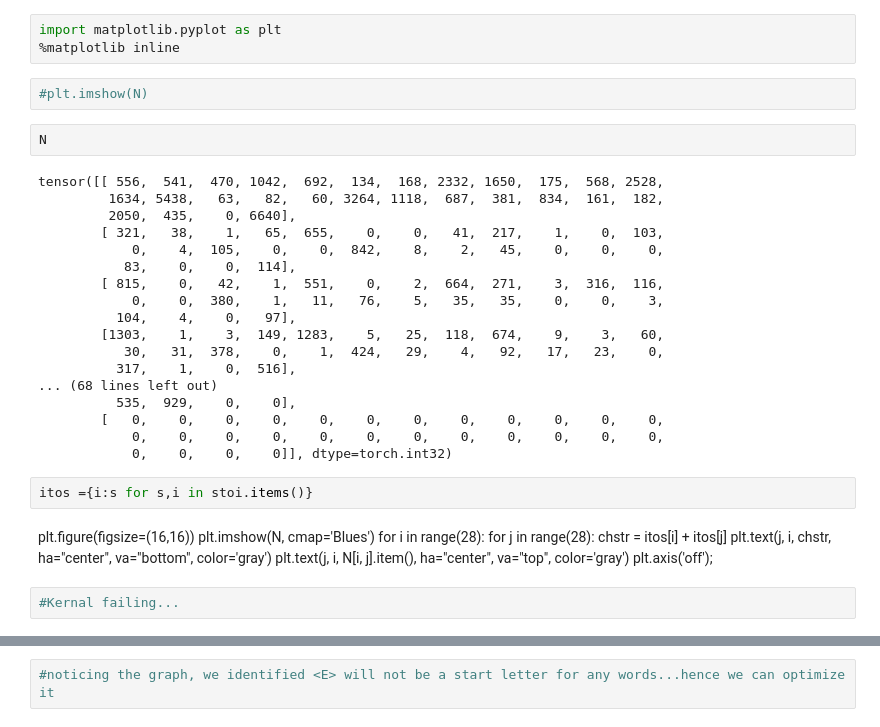
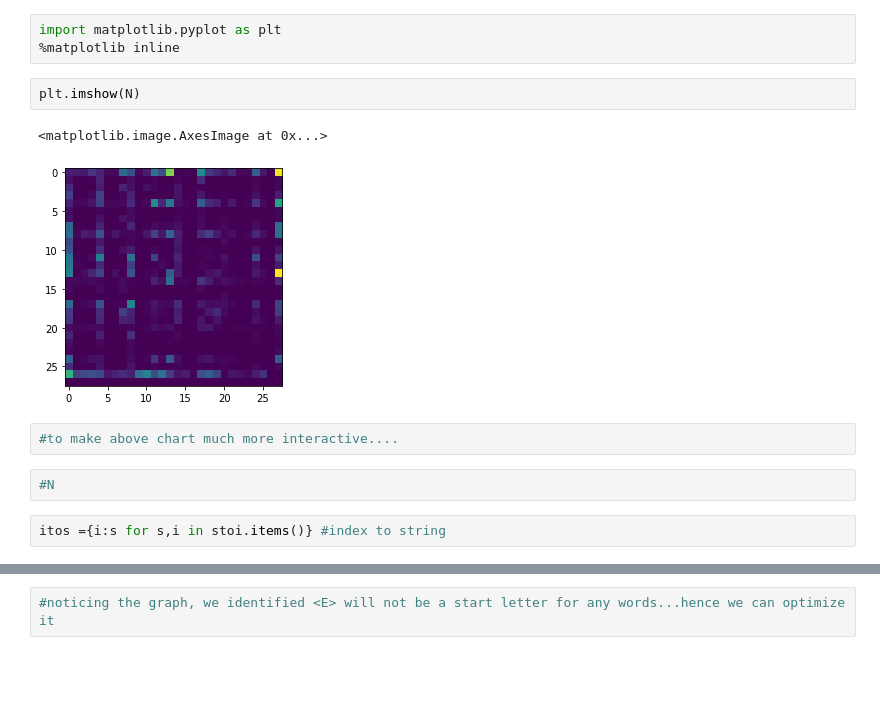
Before and after one commit to balajivenky06/DeepLearningNotebooks, a Jupyter notebook: MakeMore.ipynb, the cells around one changed output, grey strips where cells are left out. Saved outputs shown, nothing was run; the diff lists cells and outputs as text; blank space fills up the shorter version.

```diff
--- a/MakeMore.ipynb
+++ b/MakeMore.ipynb
@@ -302,38 +316,14 @@ tensor([[ 556,  541,  470, 1042,  692,  134,  168, 2332, 1650,  175,  568, 2528,
 # %%
 import matplotlib.pyplot as plt
 %matplotlib inline
+# %%
+plt.imshow(N)
+# %% [output]
+<matplotlib.image.AxesImage at 0x...>
+[figure, added]
+# %%
+#to make above chart much more interactive....
 # %%
-#plt.imshow(N)
+#N
-# %%
-N
-# %% [output]
-tensor([[ 556,  541,  470, 1042,  692,  134,  168, 2332, 1650,  175,  568, 2528,
-         1634, 5438,   63,   82,   60, 3264, 1118,  687,  381,  834,  161,  182,
-         2050,  435,    0, 6640],
-        [ 321,   38,    1,   65,  655,    0,    0,   41,  217,    1,    0,  103,
-            0,    4,  105,    0,    0,  842,    8,    2,   45,    0,    0,    0,
-           83,    0,    0,  114],
-        [ 815,    0,   42,    1,  551,    0,    2,  664,  271,    3,  316,  116,
-            0,    0,  380,    1,   11,   76,    5,   35,   35,    0,    0,    3,
-          104,    4,    0,   97],
-        [1303,    1,    3,  149, 1283,    5,   25,  118,  674,    9,    3,   60,
-           30,   31,  378,    0,    1,  424,   29,    4,   92,   17,   23,    0,
-          317,    1,    0,  516],
-... (68 lines left out)
-          535,  929,    0,    0],
-        [   0,    0,    0,    0,    0,    0,    0,    0,    0,    0,    0,    0,
-            0,    0,    0,    0,    0,    0,    0,    0,    0,    0,    0,    0,
-            0,    0,    0,    0]], dtype=torch.int32)
 # %%
-itos ={i:s for s,i in stoi.items()}
+itos ={i:s for s,i in stoi.items()} #index to string
-# %% [markdown]
-plt.figure(figsize=(16,16))
-plt.imshow(N, cmap='Blues')
-for i in range(28):
-    for j in range(28):
-        chstr = itos[i] + itos[j]
-        plt.text(j, i, chstr, ha="center", va="bottom", color='gray')
-        plt.text(j, i, N[i, j].item(), ha="center", va="top", color='gray')
-plt.axis('off');
-# %%
-#Kernal failing...
```
Also changed, not shown: parts of 78 cells of this notebook.
